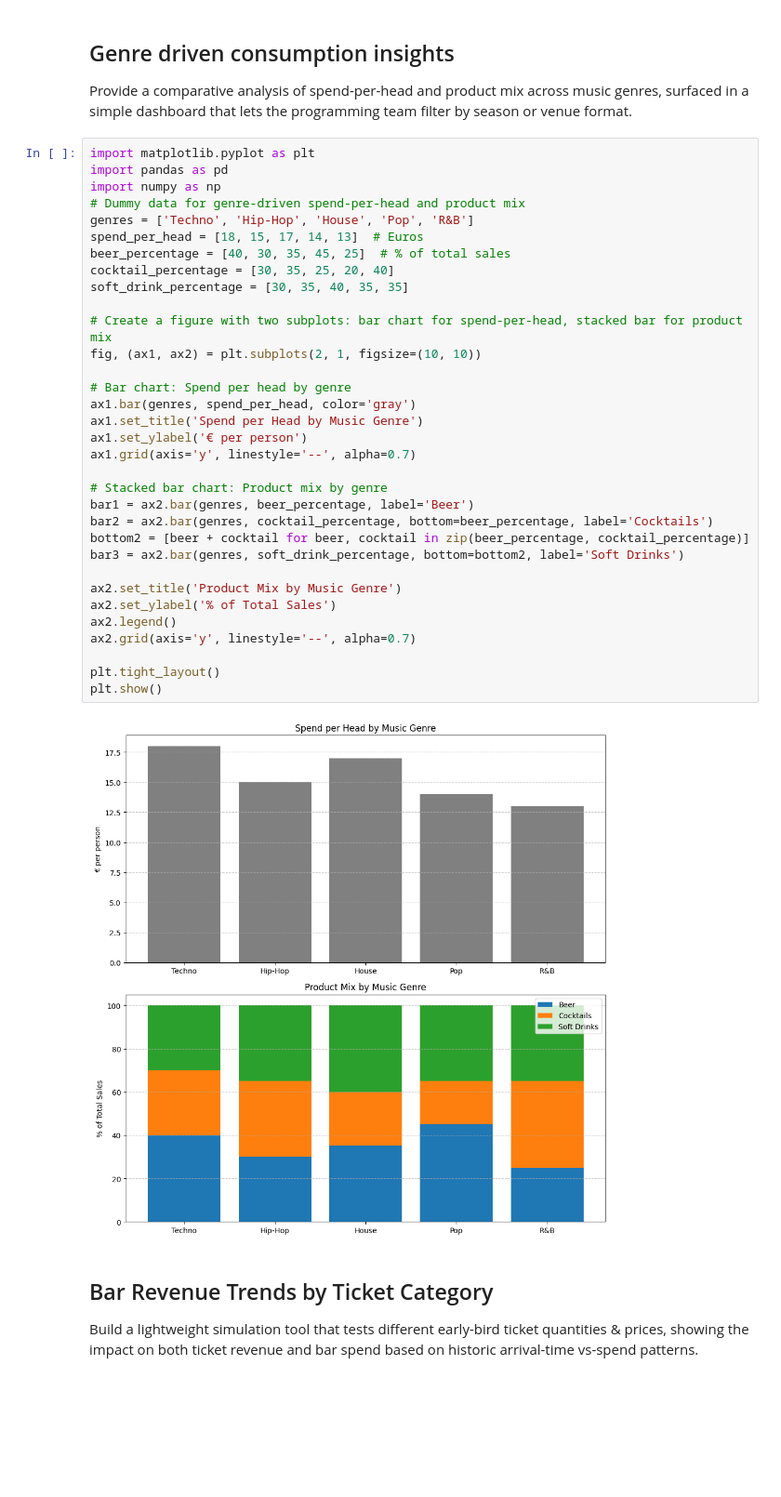
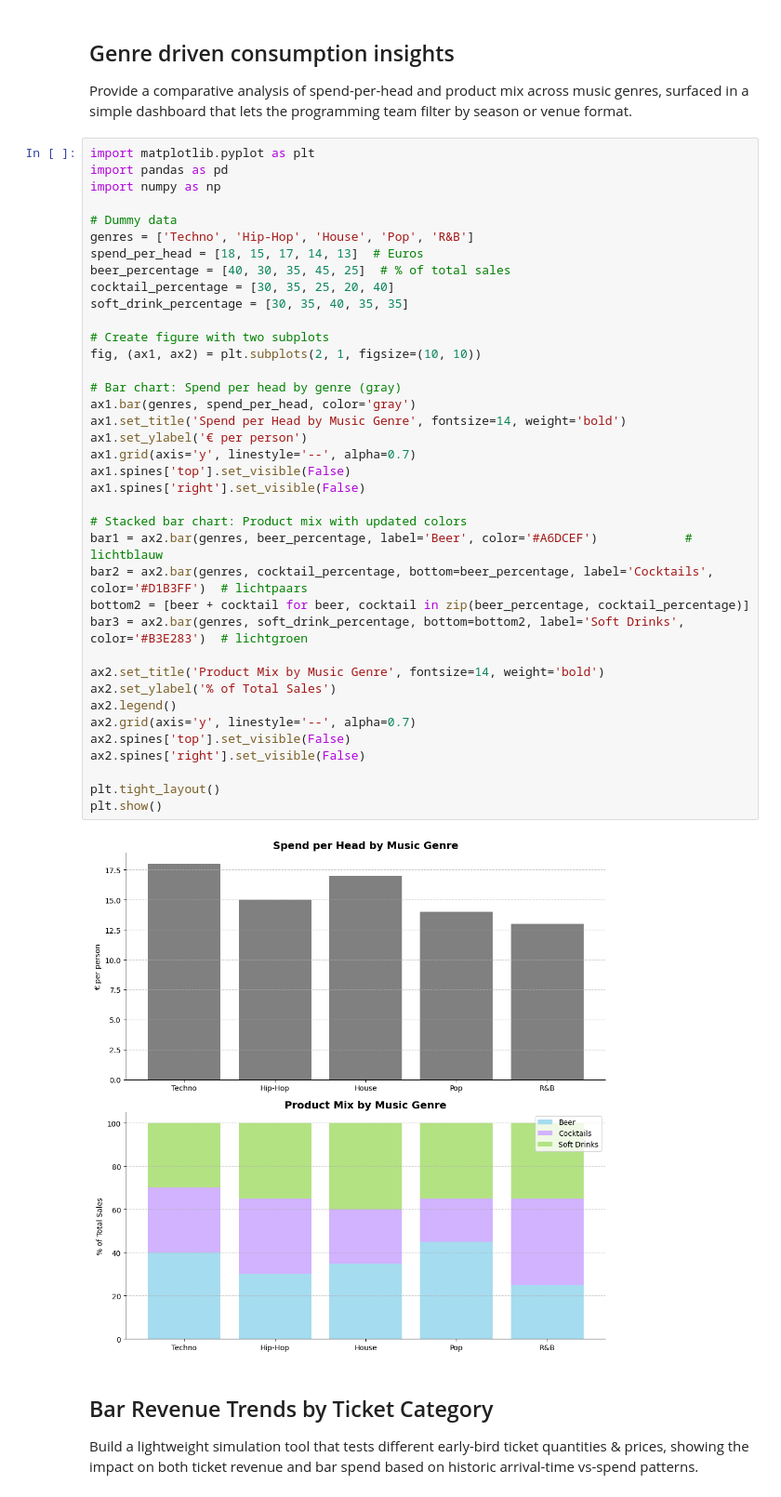
Before and after one commit to NilliNoori/seahorse_project, a Jupyter notebook: docs/notebook.ipynb, the cells around one changed output. Shown at 93% size. Saved outputs shown, nothing was run; the diff lists cells and outputs as text; blank space fills up the shorter version.

```diff
--- a/docs/notebook.ipynb
+++ b/docs/notebook.ipynb
@@ -7,38 +7,43 @@ Provide a comparative analysis of spend-per-head and product mix across music ge
 # %%
 import matplotlib.pyplot as plt
 import pandas as pd
 import numpy as np
-# Dummy data for genre-driven spend-per-head and product mix
+
+# Dummy data
 genres = ['Techno', 'Hip-Hop', 'House', 'Pop', 'R&B']
 spend_per_head = [18, 15, 17, 14, 13]  # Euros
 beer_percentage = [40, 30, 35, 45, 25]  # % of total sales
 cocktail_percentage = [30, 35, 25, 20, 40]
 soft_drink_percentage = [30, 35, 40, 35, 35]
 
-# Create a figure with two subplots: bar chart for spend-per-head, stacked bar for product mix
+# Create figure with two subplots
 fig, (ax1, ax2) = plt.subplots(2, 1, figsize=(10, 10))
 
-# Bar chart: Spend per head by genre
+# Bar chart: Spend per head by genre (gray)
 ax1.bar(genres, spend_per_head, color='gray')
-ax1.set_title('Spend per Head by Music Genre')
+ax1.set_title('Spend per Head by Music Genre', fontsize=14, weight='bold')
 ax1.set_ylabel('€ per person')
 ax1.grid(axis='y', linestyle='--', alpha=0.7)
+ax1.spines['top'].set_visible(False)
+ax1.spines['right'].set_visible(False)
 
-# Stacked bar chart: Product mix by genre
-bar1 = ax2.bar(genres, beer_percentage, label='Beer')
-bar2 = ax2.bar(genres, cocktail_percentage, bottom=beer_percentage, label='Cocktails')
+# Stacked bar chart: Product mix with updated colors
+bar1 = ax2.bar(genres, beer_percentage, label='Beer', color='#A6DCEF')            # lichtblauw
+bar2 = ax2.bar(genres, cocktail_percentage, bottom=beer_percentage, label='Cocktails', color='#D1B3FF')  # lichtpaars
 bottom2 = [beer + cocktail for beer, cocktail in zip(beer_percentage, cocktail_percentage)]
-bar3 = ax2.bar(genres, soft_drink_percentage, bottom=bottom2, label='Soft Drinks')
+bar3 = ax2.bar(genres, soft_drink_percentage, bottom=bottom2, label='Soft Drinks', color='#B3E283')  # lichtgroen
 
-ax2.set_title('Product Mix by Music Genre')
+ax2.set_title('Product Mix by Music Genre', fontsize=14, weight='bold')
 ax2.set_ylabel('% of Total Sales')
 ax2.legend()
 ax2.grid(axis='y', linestyle='--', alpha=0.7)
+ax2.spines['top'].set_visible(False)
+ax2.spines['right'].set_visible(False)
 
 plt.tight_layout()
 plt.show()
 # %% [output]
-[figure, old version]
+[figure, new version]
 # %% [markdown]
 ## Bar Revenue Trends by Ticket Category
 
```
Also changed, not shown: parts of 1 cell of this notebook, 9 other files.
